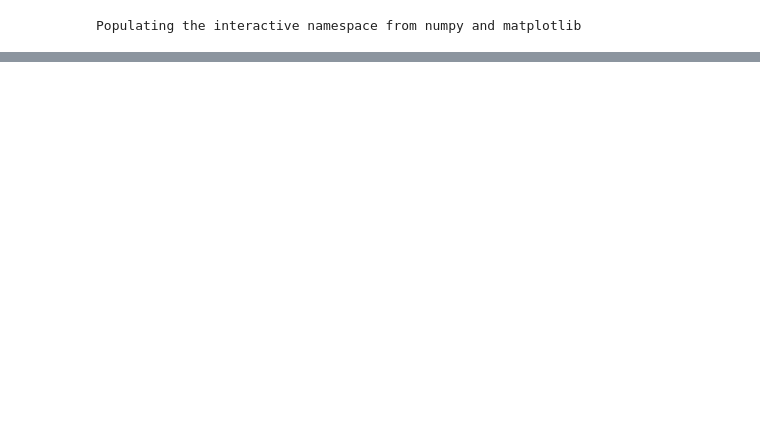
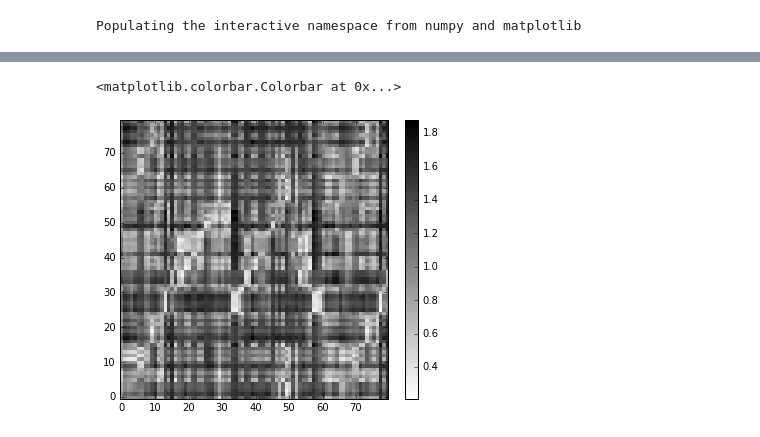
Before and after one commit to dpwe/elene4896, a Jupyter notebook: prac11/e4896_coversongs.ipynb, the cells around one changed output, grey strips where cells are left out. Saved outputs shown, nothing was run; the diff lists cells and outputs as text; code cells hidden in the pictures; blank space fills up the shorter version.

```diff
--- a/prac11/e4896_coversongs.ipynb
+++ b/prac11/e4896_coversongs.ipynb
@@ -415,12 +23,0 @@ print(np.mean(np.argmin(trans_costs, axis=1) == np.arange(80)))
-# %%
-ix = 16
-_, ftrs_A, _ = read_beat_chroma_labels(os.path.join(PKL_DIR, ids_A[ix] + '.pkl'))
-_, ftrs_B, _ = read_beat_chroma_labels(os.path.join(PKL_DIR, ids_B[ix] + '.pkl'))
-print(ftrs_A.shape)
-print(ftrs_B.shape)
-tc = np.zeros((2, 2))
-tc[0, 0] = np.max(correlation_similarity(ftrs_A, ftrs_B))
-tc[0, 1] = np.max(correlation_similarity(ftrs_A, ftrs_B[::2]))
-tc[1, 0] = np.max(correlation_similarity(ftrs_A[::2], ftrs_B))
-tc[1, 1] = np.max(correlation_similarity(ftrs_A[1::2], ftrs_B))
-print(tc)
@@ -431,0 +196,11 @@ print(tc)
+# %%
+# Make an "all pairs" distance matrix.
+index = 0
+local_costs = sklearn.metrics.pairwise.pairwise_distances(chroma_for_id(ids_A[index]),
+                                                          chroma_for_id(ids_B[index]))
+plt.figure(figsize=(6,5))
+my_imshow(local_costs[:80, :80])
+colorbar()
+# %% [output]
+<matplotlib.colorbar.Colorbar at 0x...>
+[figure, added]
```
Also changed, not shown: parts of 48 cells of this notebook.
